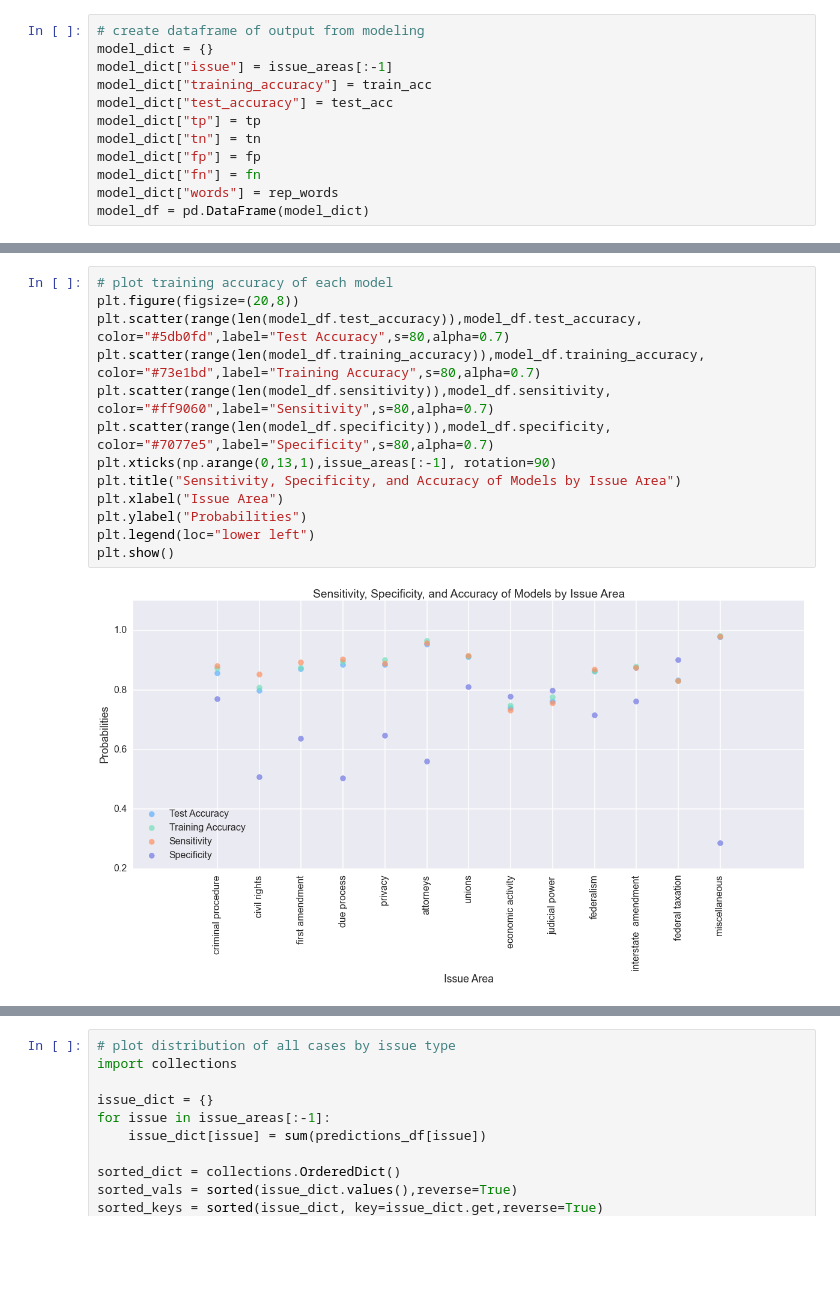
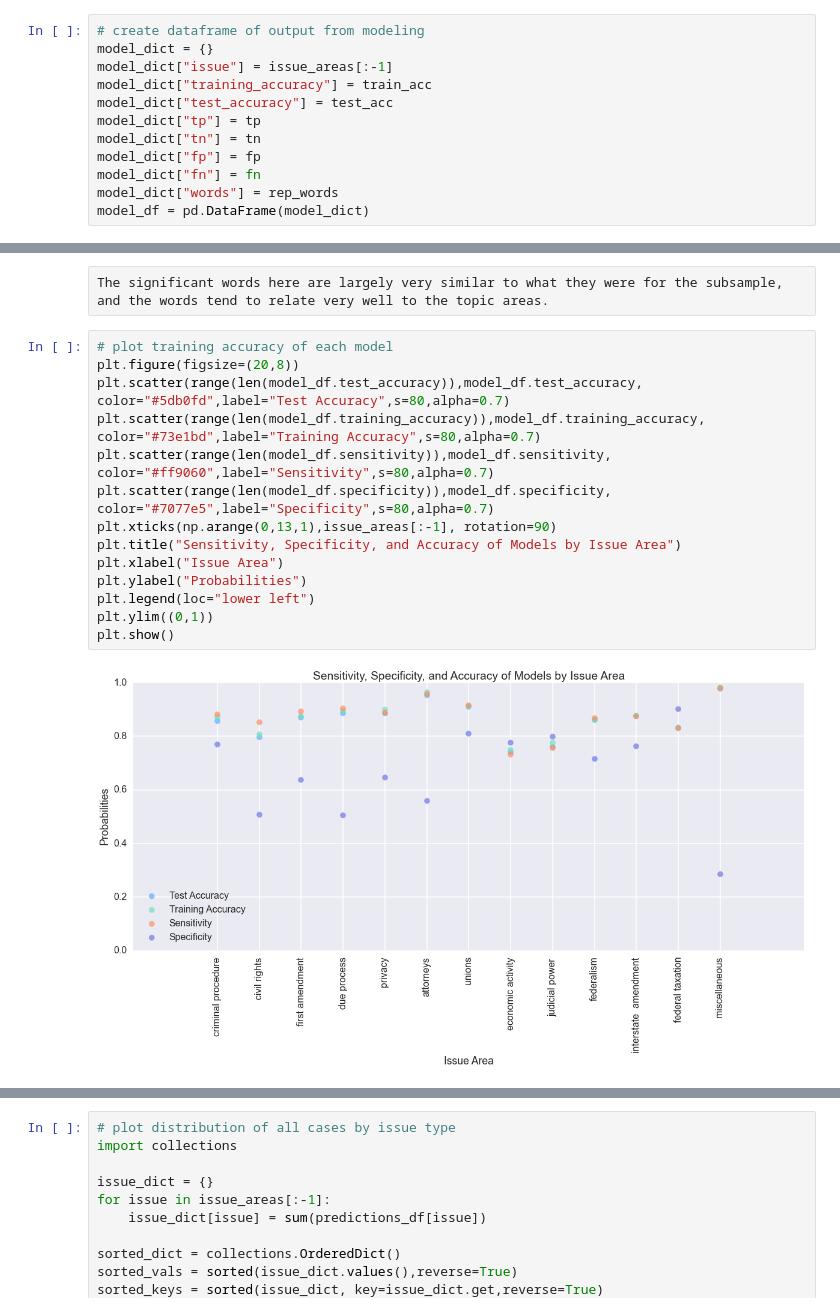
Before and after one commit to yunhanxu/cs109-project, a Jupyter notebook: comparisons_and_conclusion.ipynb, the cells around one changed output, grey strips where cells are left out. Cells and saved outputs as stored; diff of their text form; blank space fills up the shorter version.

```diff
--- a/comparisons_and_conclusion.ipynb
+++ b/comparisons_and_conclusion.ipynb
@@ -1064,18 +1003,21 @@ FEDERALISM: laws, state, national, congress, federal, power, requirements, enter
 INTERSTATE  AMENDMENT: entered, new, between, having, complaint, parties, long, february, december, determined
 FEDERAL TAXATION: property, 26, years, business, determined, 23, meaning, interest, entitled, 22
 MISCELLANEOUS: power, constitution, exercise, during, legislative, congress, authority, clause, judge, pursuant
+# %% [raw]
+The significant words here are largely very similar to what they were for the subsample, and the words tend to relate very well to the topic areas.
 # %%
 # plot training accuracy of each model
 plt.figure(figsize=(20,8))
 plt.scatter(range(len(model_df.test_accuracy)),model_df.test_accuracy, color="#5db0fd",label="Test Accuracy",s=80,alpha=0.7)
 plt.scatter(range(len(model_df.training_accuracy)),model_df.training_accuracy, color="#73e1bd",label="Training Accuracy",s=80,alpha=0.7)
 plt.scatter(range(len(model_df.sensitivity)),model_df.sensitivity, color="#ff9060",label="Sensitivity",s=80,alpha=0.7)
 plt.scatter(range(len(model_df.specificity)),model_df.specificity, color="#7077e5",label="Specificity",s=80,alpha=0.7)
 plt.xticks(np.arange(0,13,1),issue_areas[:-1], rotation=90)
 plt.title("Sensitivity, Specificity, and Accuracy of Models by Issue Area")
 plt.xlabel("Issue Area")
 plt.ylabel("Probabilities")
 plt.legend(loc="lower left")
+plt.ylim((0,1))
 plt.show()
 # %% [output]
-[figure, old version]
+[figure, new version]
```
Also changed, not shown: parts of 20 cells of this notebook.
